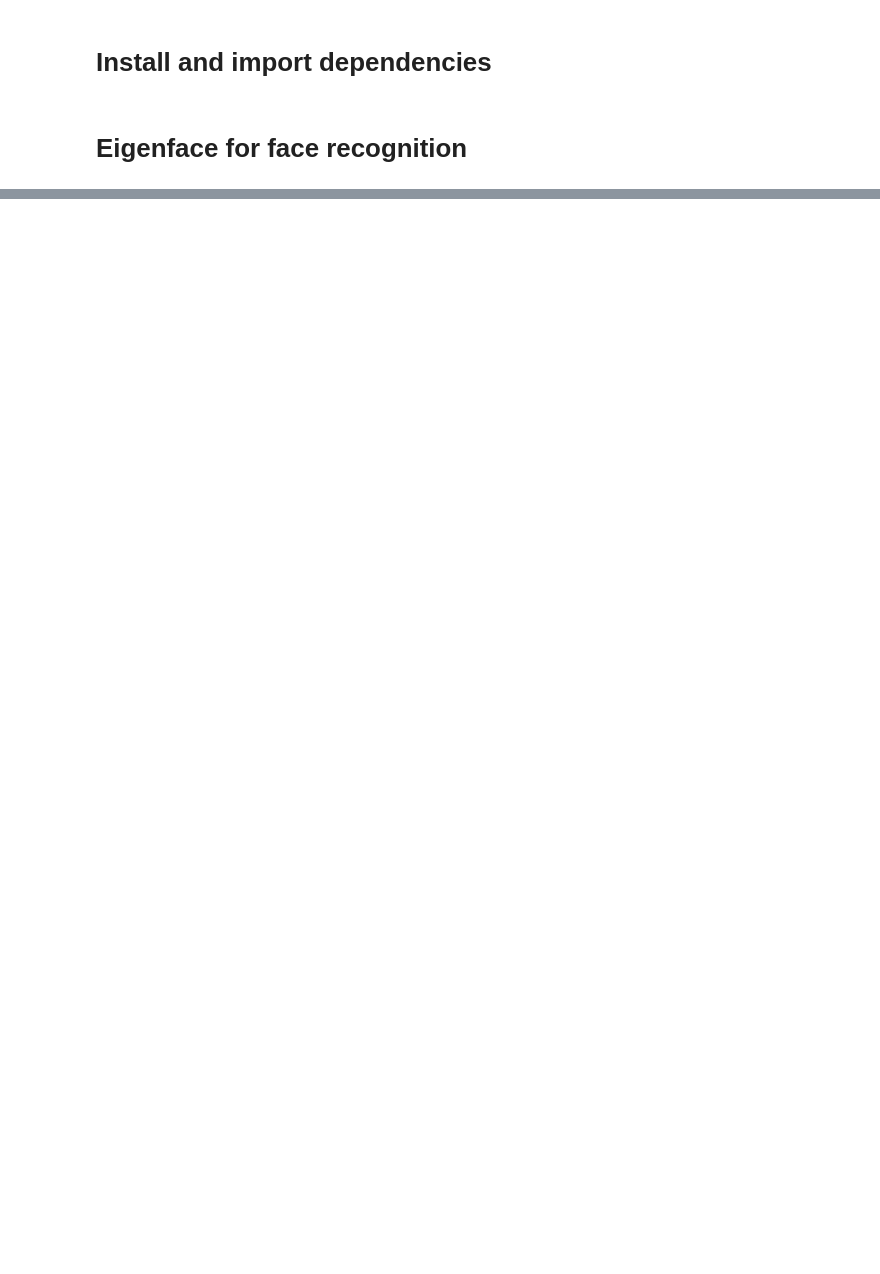
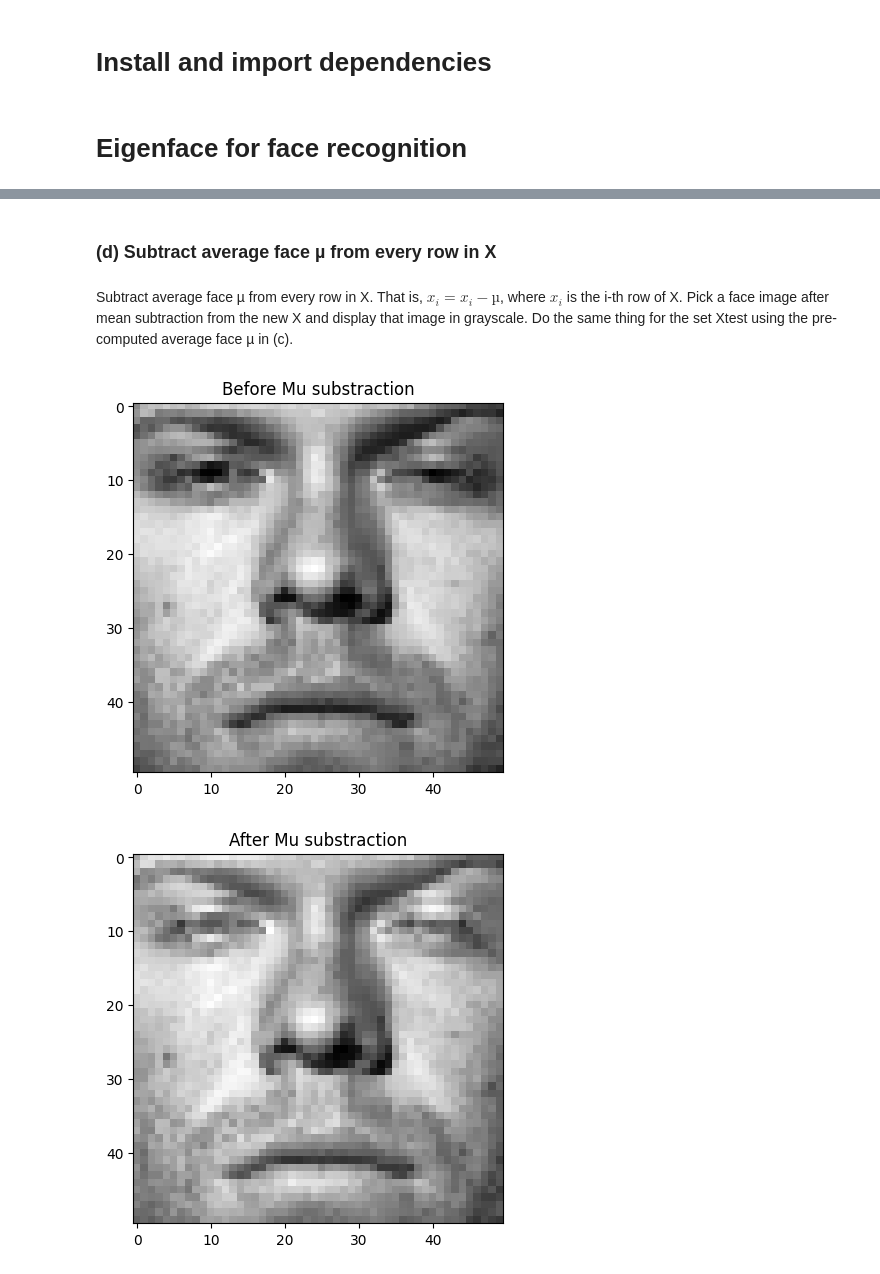
Before and after one commit to Iakovos0997/Eigenface-for-face-recognition, a Jupyter notebook: A3.ipynb, the cells around one changed output, grey strips where cells are left out. Cells and saved outputs as stored; diff of their text form; code cells hidden in the pictures; blank space fills up the shorter version.

```diff
--- a/A3.ipynb
+++ b/A3.ipynb
@@ -93,0 +109,22 @@ plt.show()
+# %% [markdown]
+### (d) Subtract average face µ from every row in X
+# %% [markdown]
+Subtract average face µ from every row in X. That is, $x_i = x_i−µ$, where
+$x_i$ is the i-th row of X. Pick a face image after mean subtraction from the new X
+and display that image in grayscale. Do the same thing for the set Xtest using the
+pre-computed average face µ in (c).
+# %%
+# Test dataset
+plt.imshow(train_data[10, :].reshape(50, 50), cmap=cm.Greys_r)
+plt.title("Before Mu substraction")
+plt.show()
+
+muless_train = train_data - mu
+
+# Test dataset
+plt.imshow(muless_train[10, :].reshape(50, 50), cmap=cm.Greys_r)
+plt.title("After Mu substraction")
+plt.show()
+# %% [output]
+[figure, added]
+[figure, added]
```
Also changed, not shown: parts of 20 cells of this notebook.
